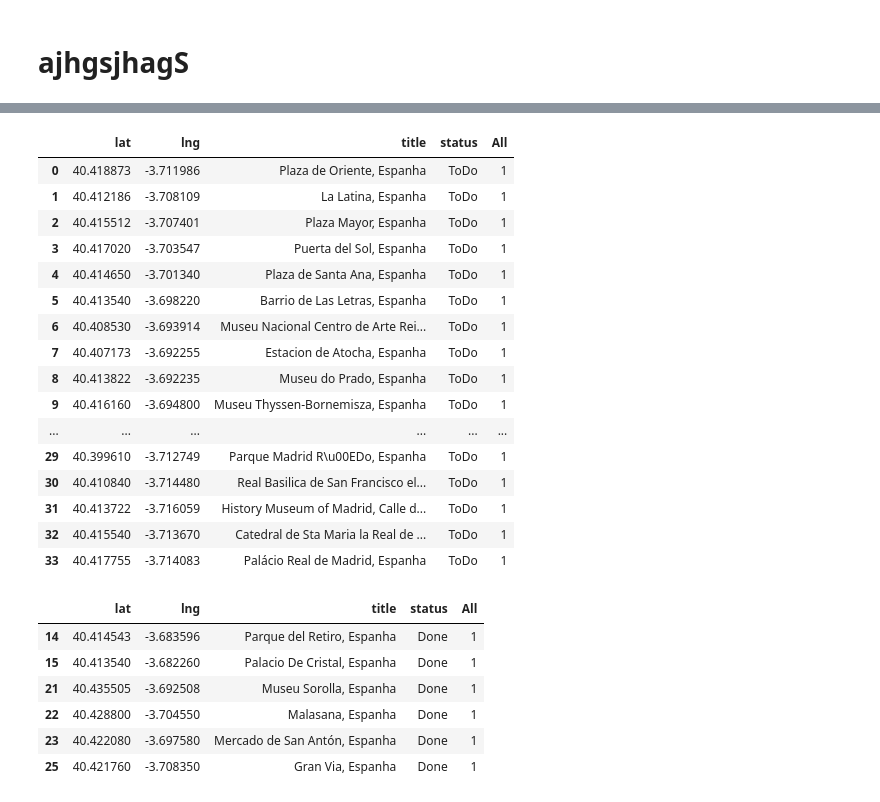
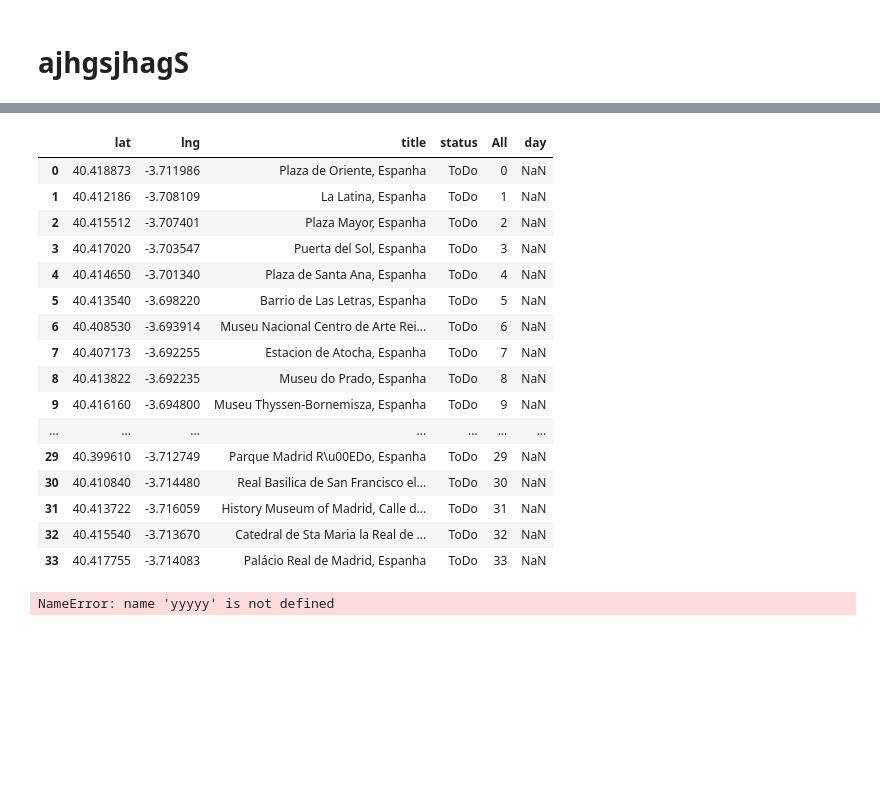
Before and after one commit to erickmattoso/madrid, a Jupyter notebook: Untitled.ipynb, the cells around one changed output, grey strips where cells are left out. Drawn from its saved outputs; the diff is of its cells as text; code cells hidden in the pictures; blank space fills up the shorter version.

```diff
--- a/Untitled.ipynb
+++ b/Untitled.ipynb
@@ -196,25 +196,5 @@ fig
 # %%
 fig.write_html("file.html")
 # %%
-csv_csv["All"] = 1
+csv_csv["All"]=csv_csv.index
 csv_csv.to_csv("csv_csv.csv")
-# %%
-csv_csv["All"]
-# %% [output]
-|  | lat | lng | title | status | All |
-| 0 | 40.418873 | -3.711986 | Plaza de Oriente, Espanha | ToDo | 1 |
-| 1 | 40.412186 | -3.708109 | La Latina, Espanha | ToDo | 1 |
-| 2 | 40.415512 | -3.707401 | Plaza Mayor, Espanha | ToDo | 1 |
-| 3 | 40.417020 | -3.703547 | Puerta del Sol, Espanha | ToDo | 1 |
-| 4 | 40.414650 | -3.701340 | Plaza de Santa Ana, Espanha | ToDo | 1 |
-| 5 | 40.413540 | -3.698220 | Barrio de Las Letras, Espanha | ToDo | 1 |
-| 6 | 40.408530 | -3.693914 | Museu Nacional Centro de Arte Rei... | ToDo | 1 |
-| 7 | 40.407173 | -3.692255 | Estacion de Atocha, Espanha | ToDo | 1 |
-| 8 | 40.413822 | -3.692235 | Museu do Prado, Espanha | ToDo | 1 |
-| 9 | 40.416160 | -3.694800 | Museu Thyssen-Bornemisza, Espanha | ToDo | 1 |
-| ... | ... | ... | ... | ... | ... |
-| 29 | 40.399610 | -3.712749 | Parque Madrid R\u00EDo, Espanha | ToDo | 1 |
-| 30 | 40.410840 | -3.714480 | Real Basilica de San Francisco el... | ToDo | 1 |
-| 31 | 40.413722 | -3.716059 | History Museum of Madrid, Calle d... | ToDo | 1 |
-| 32 | 40.415540 | -3.713670 | Catedral de Sta Maria la Real de ... | ToDo | 1 |
-| 33 | 40.417755 | -3.714083 | Palácio Real de Madrid, Espanha | ToDo | 1 |
@@ -223,11 +201,3 @@ place = "Plaza de Oriente, Espanha (ToDo)"
 # %%
-filter1 = csv_csv[csv_csv["status"]=="Done"]
-filter1
+filter1 = csv_csv[csv_csv["status"]=="Done"].sample(5).reset_index(drop=True)
+df_original = pd.read_csv('csv_csv.csv', index_col=[0])
-# %% [output]
-|  | lat | lng | title | status | All |
-| 14 | 40.414543 | -3.683596 | Parque del Retiro, Espanha | Done | 1 |
-| 15 | 40.413540 | -3.682260 | Palacio De Cristal, Espanha | Done | 1 |
-| 21 | 40.435505 | -3.692508 | Museu Sorolla, Espanha | Done | 1 |
-| 22 | 40.428800 | -3.704550 | Malasana, Espanha | Done | 1 |
-| 23 | 40.422080 | -3.697580 | Mercado de San Antón, Espanha | Done | 1 |
-| 25 | 40.421760 | -3.708350 | Gran Via, Espanha | Done | 1 |
@@ -235,0 +204,31 @@ df_original = pd.read_csv('csv_csv.csv', index_col=[0])
+# %%
+filter1 = csv_csv[csv_csv["status"]=="Done"].sample(5).reset_index(drop=True)
+
+
+new = filter1.reset_index()[["title","index"]]
+new.columns = "title","day"
+pd.merge(df_original,new,on="title",how="left")
+# %% [output]
+|  | lat | lng | title | status | All | day |
+| 0 | 40.418873 | -3.711986 | Plaza de Oriente, Espanha | ToDo | 0 | NaN |
+| 1 | 40.412186 | -3.708109 | La Latina, Espanha | ToDo | 1 | NaN |
+| 2 | 40.415512 | -3.707401 | Plaza Mayor, Espanha | ToDo | 2 | NaN |
+| 3 | 40.417020 | -3.703547 | Puerta del Sol, Espanha | ToDo | 3 | NaN |
+| 4 | 40.414650 | -3.701340 | Plaza de Santa Ana, Espanha | ToDo | 4 | NaN |
+| 5 | 40.413540 | -3.698220 | Barrio de Las Letras, Espanha | ToDo | 5 | NaN |
+| 6 | 40.408530 | -3.693914 | Museu Nacional Centro de Arte Rei... | ToDo | 6 | NaN |
+| 7 | 40.407173 | -3.692255 | Estacion de Atocha, Espanha | ToDo | 7 | NaN |
+| 8 | 40.413822 | -3.692235 | Museu do Prado, Espanha | ToDo | 8 | NaN |
+| 9 | 40.416160 | -3.694800 | Museu Thyssen-Bornemisza, Espanha | ToDo | 9 | NaN |
+| ... | ... | ... | ... | ... | ... | ... |
+| 29 | 40.399610 | -3.712749 | Parque Madrid R\u00EDo, Espanha | ToDo | 29 | NaN |
+| 30 | 40.410840 | -3.714480 | Real Basilica de San Francisco el... | ToDo | 30 | NaN |
+| 31 | 40.413722 | -3.716059 | History Museum of Madrid, Calle d... | ToDo | 31 | NaN |
+| 32 | 40.415540 | -3.713670 | Catedral de Sta Maria la Real de ... | ToDo | 32 | NaN |
+| 33 | 40.417755 | -3.714083 | Palácio Real de Madrid, Espanha | ToDo | 33 | NaN |
+# %%
+df_original
+
+df_original.loc[df_original["title"].isin(yyyyy)] #, column] =  df_entrada.index
+# %% [output]
+NameError: name 'yyyyy' is not defined
```
Also changed, not shown: parts of 3 cells of this notebook, 2 other files.
